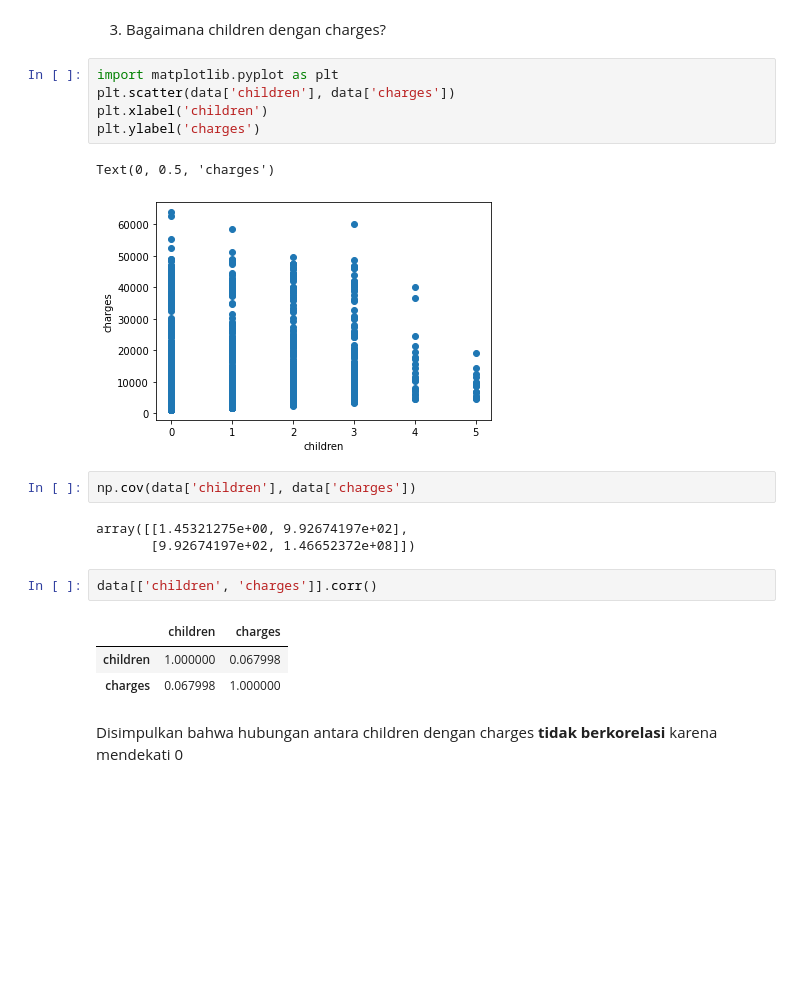
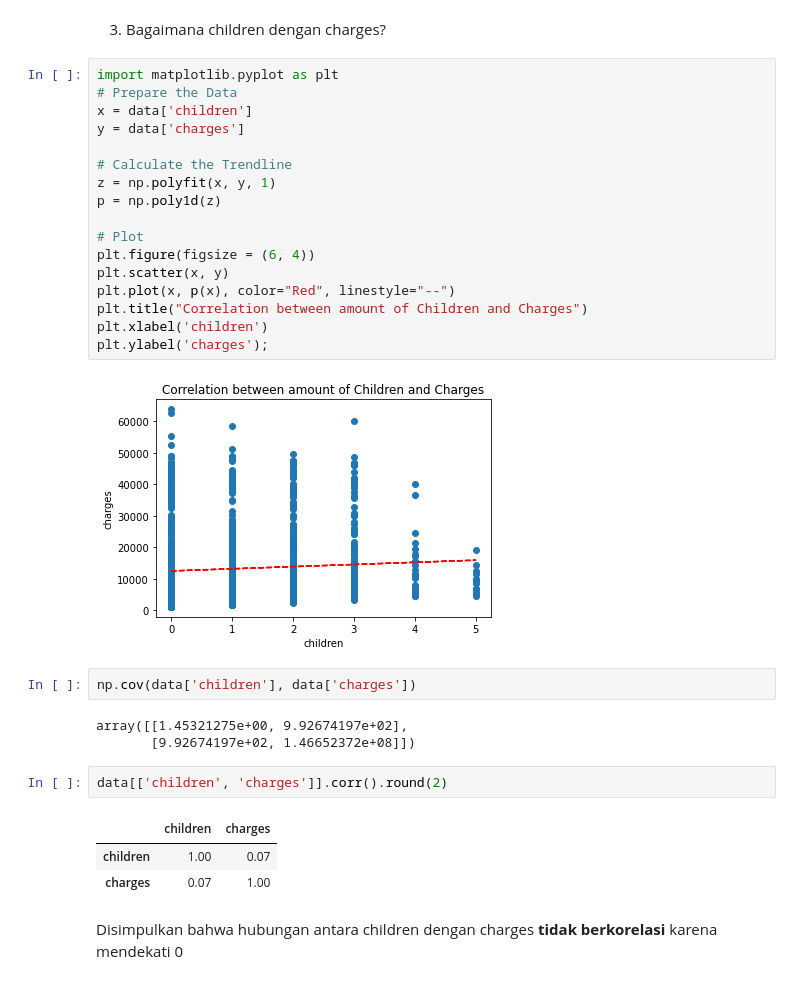
Before and after one commit to akbarnugrohor/probability, a Jupyter notebook: Project - Probability in Insurance.ipynb, the cells around one changed output. Saved outputs shown, nothing was run; the diff lists cells and outputs as text; blank space fills up the shorter version.

```diff
--- a/Project - Probability in Insurance.ipynb
+++ b/Project - Probability in Insurance.ipynb
@@ -432,23 +501,34 @@ Disimpulkan bahwa hubungan antara age dengan charges **berkorelasi positif namun
 3. Bagaimana children dengan charges?
 # %%
 import matplotlib.pyplot as plt
-plt.scatter(data['children'], data['charges'])
+# Prepare the Data
+x = data['children']
+y = data['charges']
+
+# Calculate the Trendline
+z = np.polyfit(x, y, 1)
+p = np.poly1d(z)
+
+# Plot
+plt.figure(figsize = (6, 4))
+plt.scatter(x, y)
+plt.plot(x, p(x), color="Red", linestyle="--")
+plt.title("Correlation between amount of Children and Charges")
 plt.xlabel('children')
-plt.ylabel('charges')
+plt.ylabel('charges');
 # %% [output]
-Text(0, 0.5, 'charges')
-[figure, old version]
+[figure, new version]
 # %%
 np.cov(data['children'], data['charges'])
 # %% [output]
 array([[1.45321275e+00, 9.92674197e+02],
        [9.92674197e+02, 1.46652372e+08]])
 # %%
-data[['children', 'charges']].corr()
+data[['children', 'charges']].corr().round(2)
 # %% [output]
 |  | children | charges |
-| children | 1.000000 | 0.067998 |
-| charges | 0.067998 | 1.000000 |
+| children | 1.00 | 0.07 |
+| charges | 0.07 | 1.00 |
 # %% [markdown]
 Disimpulkan bahwa hubungan antara children dengan charges **tidak berkorelasi** karena mendekati 0
 # %% [markdown]
```
Also changed, not shown: parts of 51 cells of this notebook.
